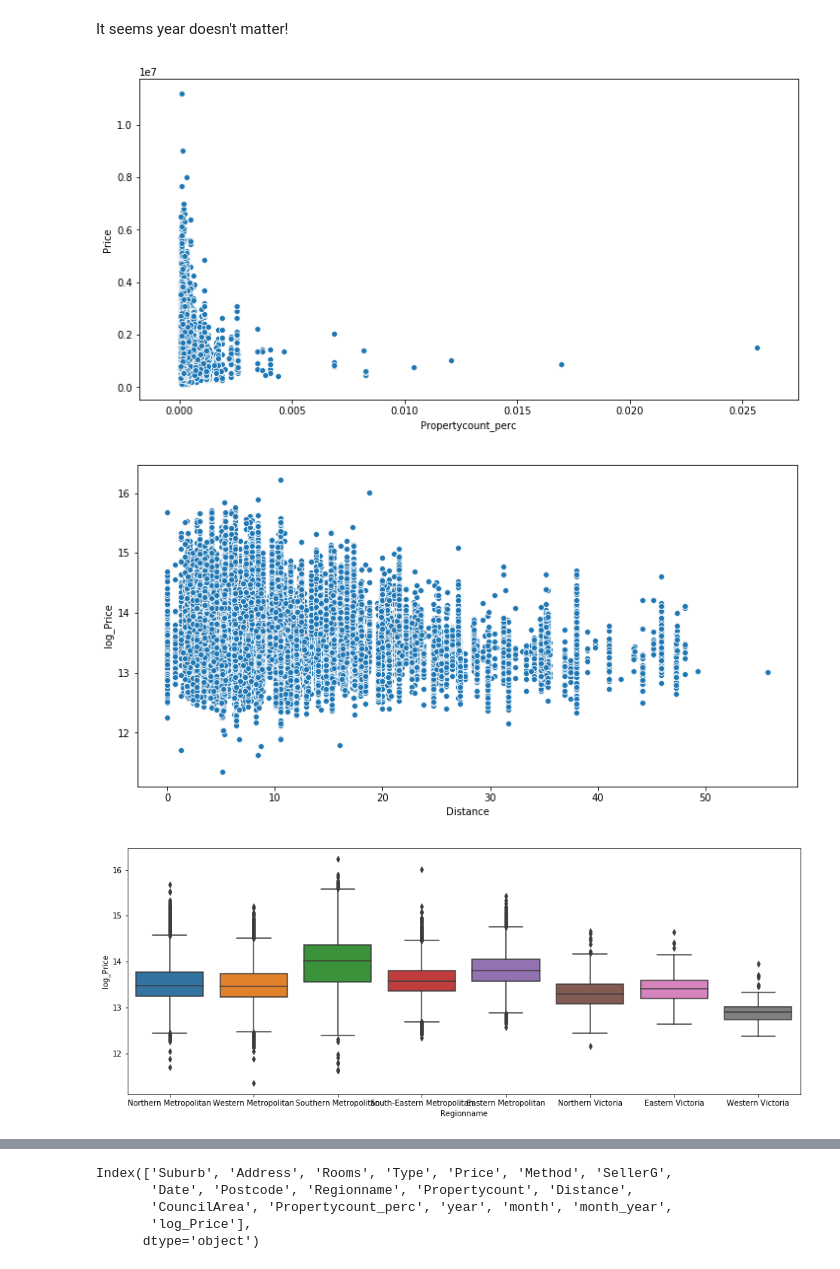
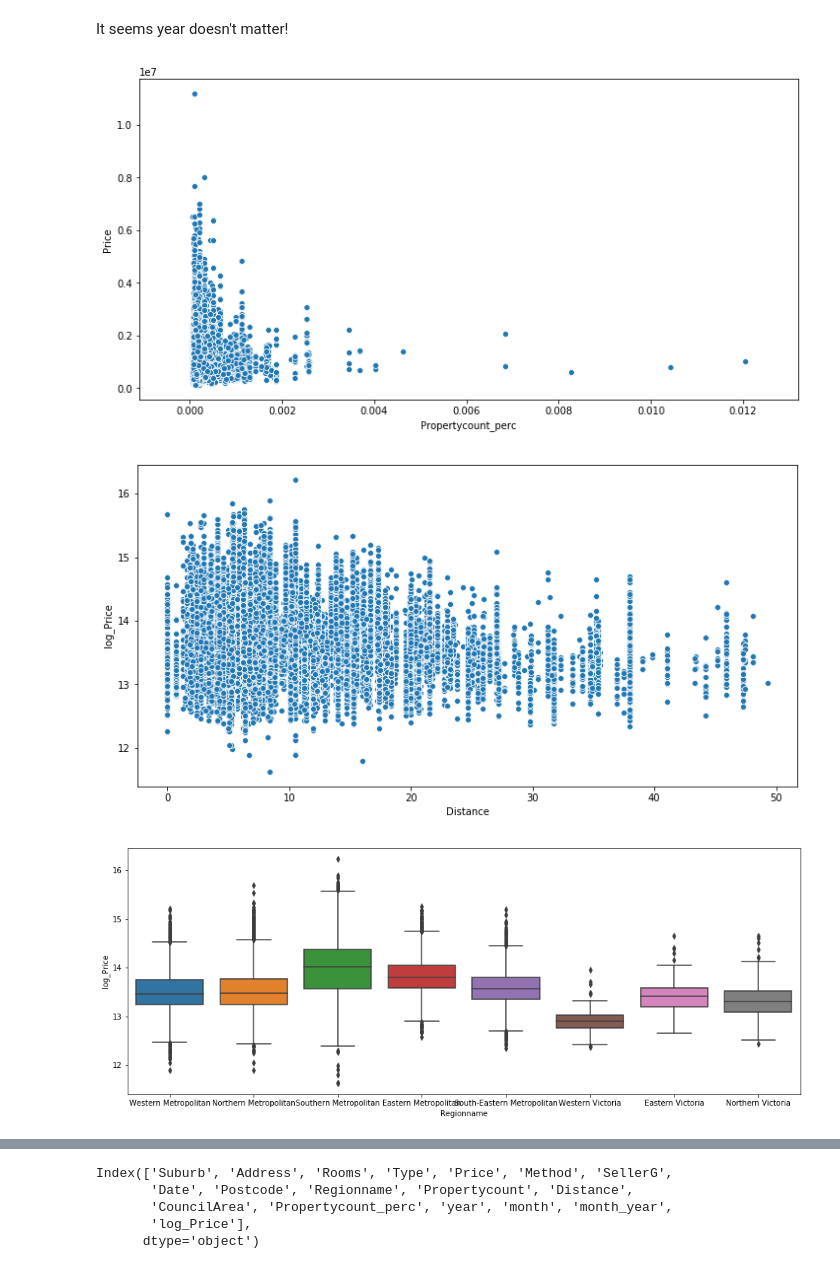
Before and after one commit to kylemcorliss/Thinkful, a Jupyter notebook: Assignments/Deeper Supervised Learning (U3)/3.6.4 Housing Prices challenge.ipynb, the cells around one changed output, grey strips where cells are left out. Cells and saved outputs as stored; diff of their text form; code cells hidden in the pictures.

```diff
--- a/Assignments/Deeper Supervised Learning (U3)/3.6.4 Housing Prices challenge.ipynb
+++ b/Assignments/Deeper Supervised Learning (U3)/3.6.4 Housing Prices challenge.ipynb
@@ -21,2 +24,3 @@ df_housing.head()
 # %%
-df_housing['Propertycount_perc'] = df_housing.Propertycount.apply(lambda x: 1 / x)
+df_housing_train['Propertycount_perc'] = df_housing_train.Propertycount.apply(lambda x: 1 / x)
+df_housing_test['Propertycount_perc'] = df_housing_test.Propertycount.apply(lambda x: 1 / x)
@@ -33,0 +46,3 @@ df_housing['Date'] = pd.to_datetime(df_housing.Date)
+# %%
+df_housing_train['Date'] = pd.to_datetime(df_housing_train.Date)
+df_housing_test['Date'] = pd.to_datetime(df_housing_test.Date)
@@ -34,5 +59,9 @@ df_housing['Date'] = pd.to_datetime(df_housing.Date)
 # %%
 # look at overall time trends, trends by year, by month
-df_housing['year'] = df_housing['Date'].dt.year
-df_housing['month'] = df_housing['Date'].dt.month
-df_housing['month_year'] = df_housing['Date'].apply(lambda x: x.strftime('%B-%Y'))
+df_housing_train['year'] = df_housing_train['Date'].dt.year
+df_housing_train['month'] = df_housing_train['Date'].dt.month
+df_housing_train['month_year'] = df_housing_train['Date'].apply(lambda x: x.strftime('%B-%Y'))
+
+df_housing_test['year'] = df_housing_test['Date'].dt.year
+df_housing_test['month'] = df_housing_test['Date'].dt.month
+df_housing_test['month_year'] = df_housing_test['Date'].apply(lambda x: x.strftime('%B-%Y'))
@@ -78,2 +125,3 @@ df_housing[['year','Price']].groupby('year').agg([np.mean,np.std])
 # %%
-df_housing['log_Price'] = df_housing.Price.apply(lambda x: np.log(x))
+df_housing_train['log_Price'] = df_housing_train.Price.apply(lambda x: np.log(x))
+df_housing_test['log_Price'] = df_housing_test.Price.apply(lambda x: np.log(x))
@@ -93,20 +151,20 @@ plt.show()
 It seems year doesn't matter!
 # %%
 plt.figure(figsize=(12,6))
-sns.scatterplot(x='Propertycount_perc', y='Price', data=df_housing)
+sns.scatterplot(x='Propertycount_perc', y='Price', data=df_housing_train)
 plt.show()
 # %% [output]
-[figure, old version]
+[figure, new version]
 # %%
 plt.figure(figsize=(12,6))
-sns.scatterplot(x='Distance', y='log_Price', data=df_housing)
+sns.scatterplot(x='Distance', y='log_Price', data=df_housing_train)
 plt.show()
 # %% [output]
-[figure, old version]
+[figure, new version]
 # %%
 plt.figure(figsize=(16,6))
-sns.boxplot(x='Regionname', y='log_Price', data=df_housing)
+sns.boxplot(x='Regionname', y='log_Price', data=df_housing_train)
 plt.show()
 # %% [output]
-[figure, old version]
+[figure, new version]
 # %%
```
Also changed, not shown: parts of 43 cells of this notebook.
